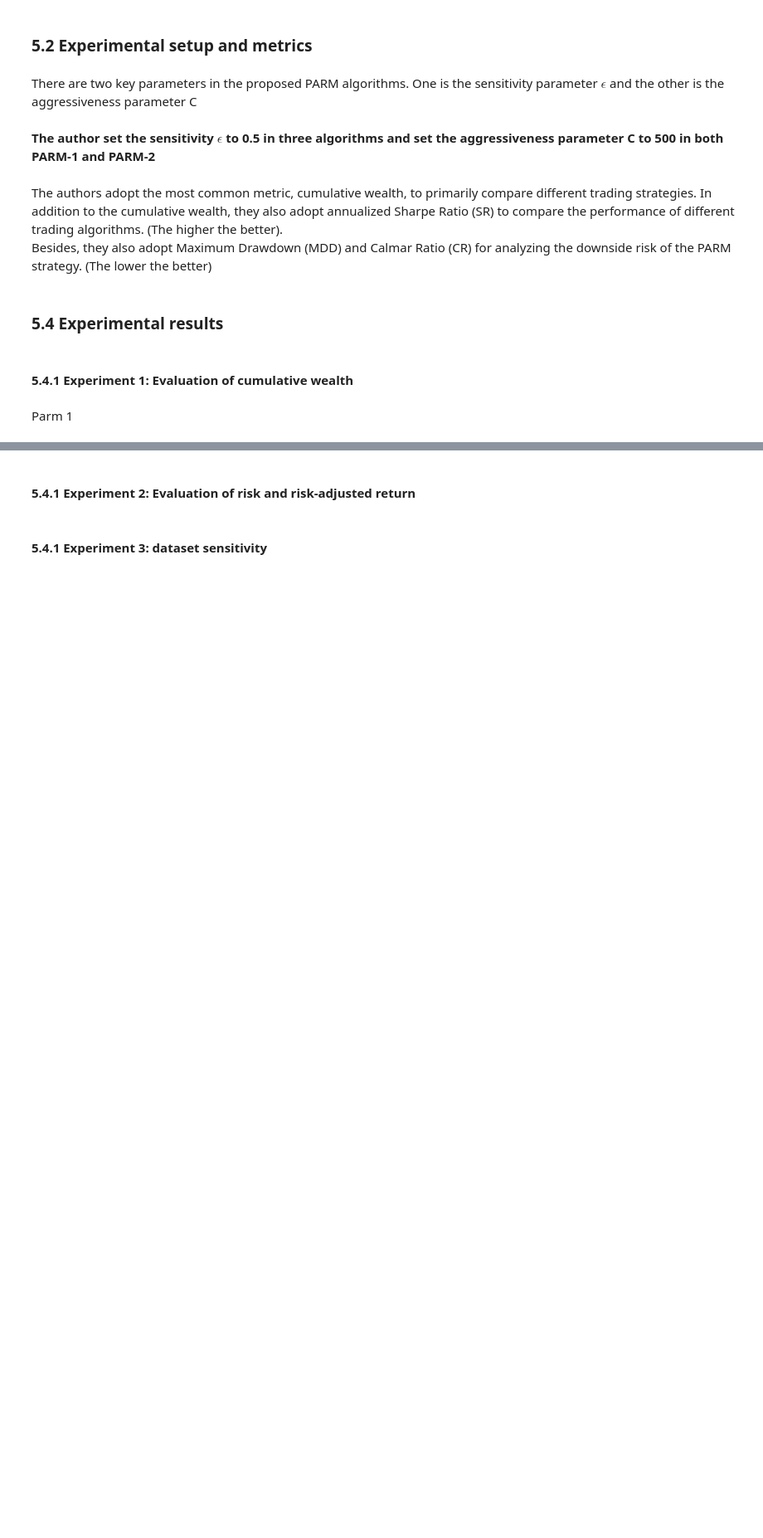
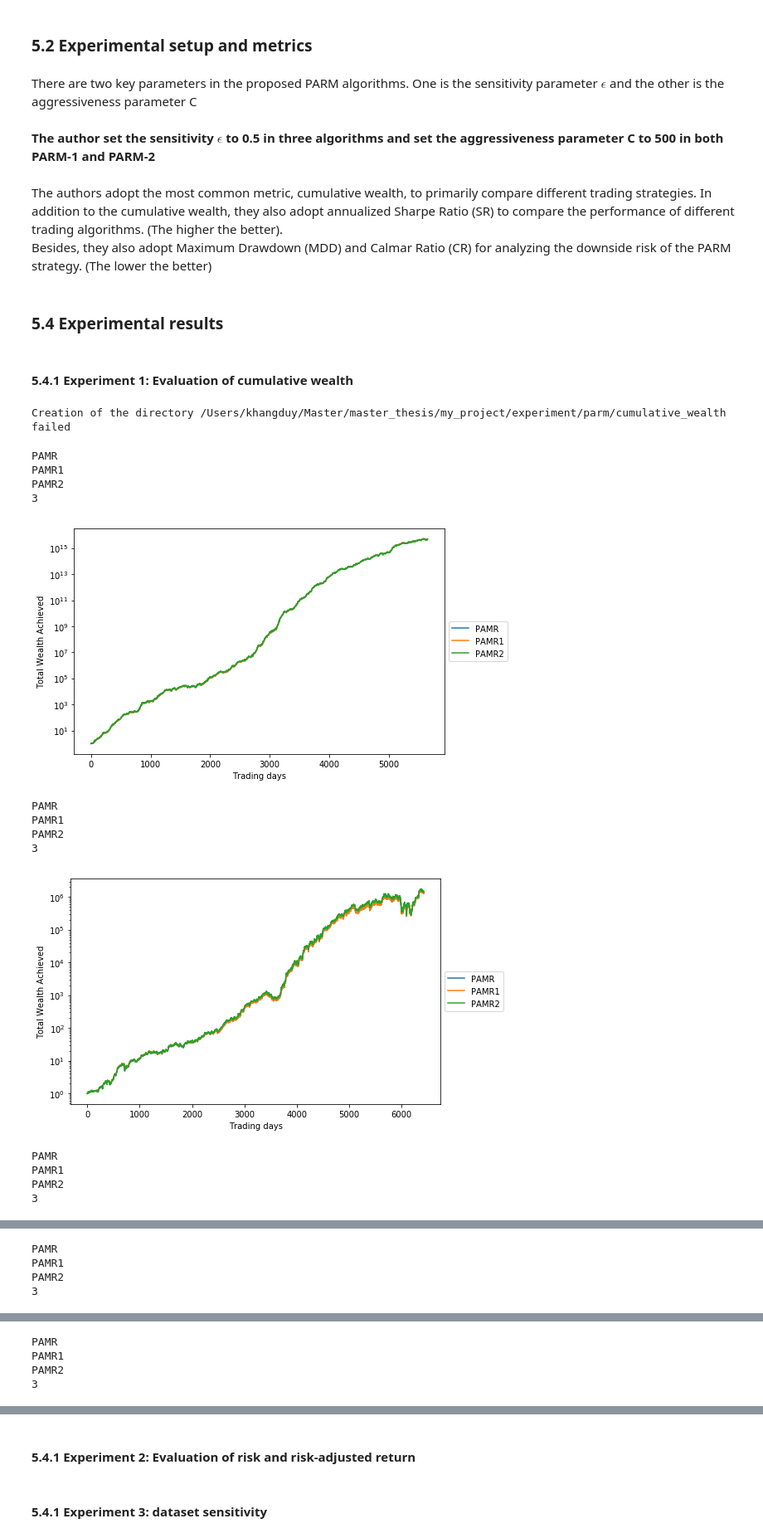
Before and after one commit to KhangDuyLe/portfolio-selection, a Jupyter notebook: PARM.ipynb, the cells around one changed output, grey strips where cells are left out. Shown at 83% size. Saved outputs shown, nothing was run; the diff lists cells and outputs as text; code cells hidden in the pictures; blank space fills up the shorter version.

```diff
--- a/PARM.ipynb
+++ b/PARM.ipynb
@@ -321,26 +293,32 @@ df = pd.DataFrame(columns=data_name)
-# %%
-res_log = []
-algo1 = pamr.PAMR()
-for data_n in data_name:
-    data = pd.read_pickle(dataInfo[data_n])
-    res = algo1.run(data)
-    res_log.append(res.total_wealth/10**15)
-print(res_log)
-# %% [markdown]
-Parm 1
-# %%
-res_log = []
-algo1 = pamr.PAMR(variant=1)
-for data_n in data_name:
-    data = pd.read_pickle(dataInfo[data_n])
-    res = algo1.run(data)
-    res_log.append(res.total_wealth)
-print(res_log)
-# %%
-res_log = []
-algo1 = pamr.PAMR(variant=2)
-for data_n in data_name:
-    data = pd.read_pickle(dataInfo[data_n])
-    res = algo1.run(data)
-    res_log.append(res.total_wealth)
-print(res_log)
+# %%
+try:
+    os.mkdir(path)
+except OSError:
+    print ("Creation of the directory %s failed" % path)
+else:
+    print ("Successfully created the directory %s " % path)
+# %% [output]
+Creation of the directory /Users/khangduy/Master/master_thesis/my_project/experiment/parm/cumulative_wealth failed
+# %%
+path = os.getcwd()+"/experiment"+"/parm/cumulative_wealth"
+# %%
+final_res = []
+for name in data_name:
+    file_name = path + "/" + name+"_"+ "daily_cumulative_wealth"+".png"
+    res = run_data(pd.read_pickle(dataInfo[name]), file_name, data_name)
+    final_res.append(res)
+# %% [output]
+PAMR
+PAMR1
+PAMR2
+3
+[figure, added]
+PAMR
+PAMR1
+PAMR2
+3
+[figure, added]
+PAMR
+PAMR1
+PAMR2
+3
@@ -346,0 +326,4 @@ print(res_log)
+PAMR
+PAMR1
+PAMR2
+3
@@ -346,0 +331,4 @@ print(res_log)
+PAMR
+PAMR1
+PAMR2
+3
```
Also changed, not shown: parts of 51 cells of this notebook, 32 other files.
